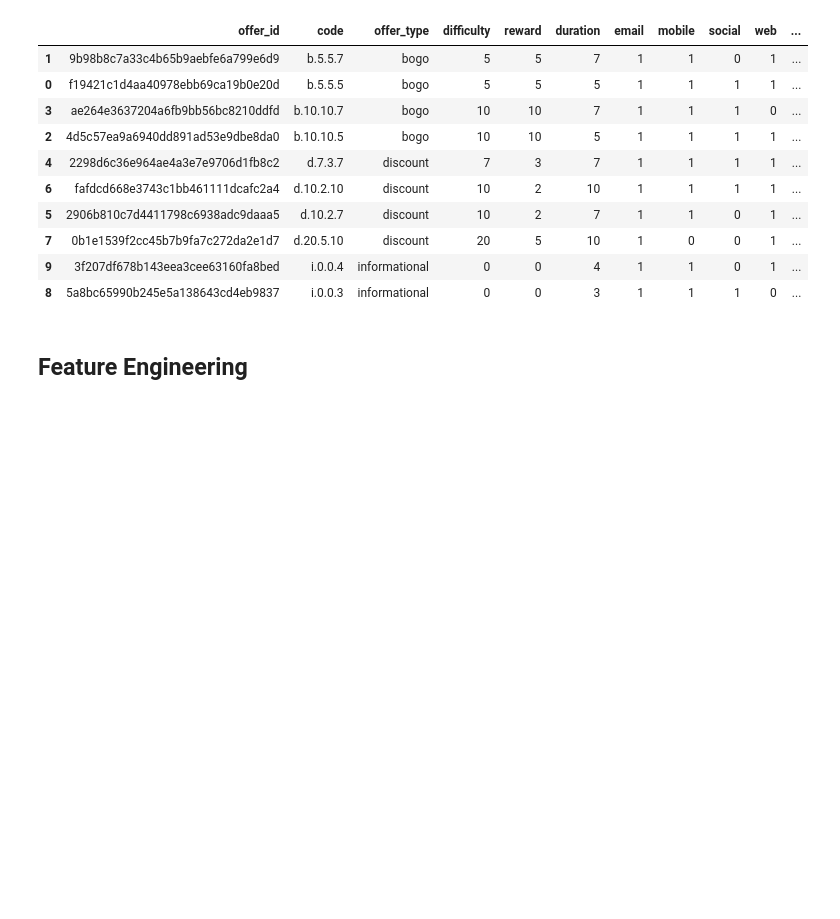
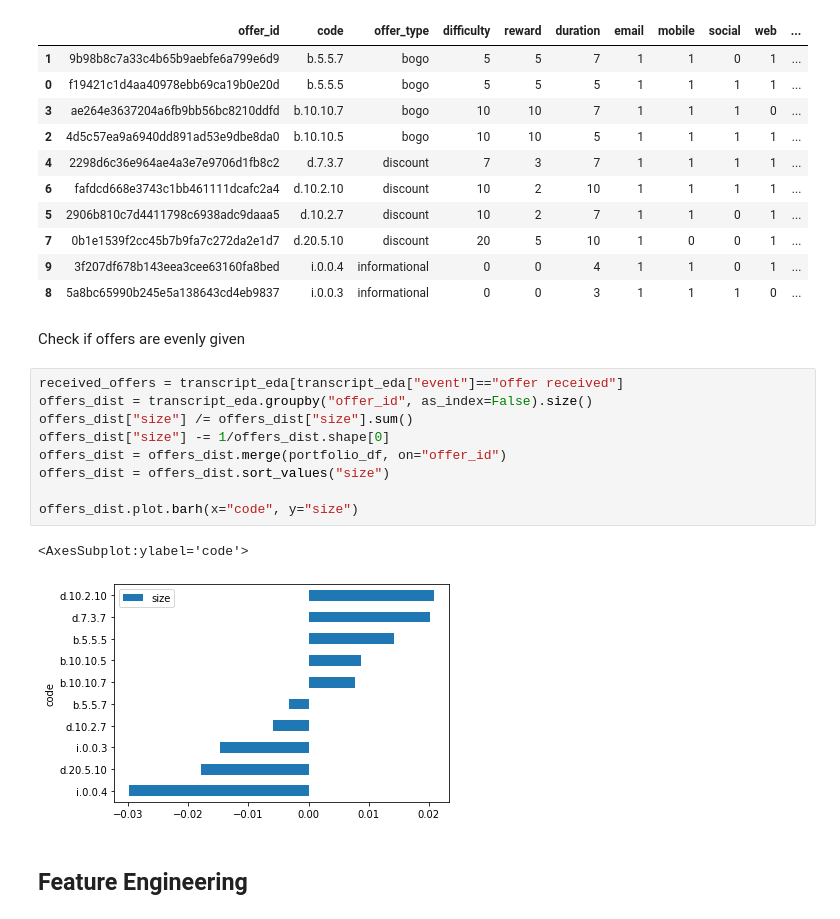
Before and after one commit to felipe-takaoka/starbucks-capstone, a Jupyter notebook: Starbucks_Capstone_notebook.ipynb, the cells around one changed output. Cells and saved outputs as stored; diff of their text form; blank space fills up the shorter version.

Commit message:
feat: EDA to check dist of offers given

```diff
--- a/Starbucks_Capstone_notebook.ipynb
+++ b/Starbucks_Capstone_notebook.ipynb
@@ -315,6 +315,20 @@ portfolio_df.merge(promo_funnel, on="offer_id").sort_values(
 | 7 | 0b1e1539f2cc45b7b9fa7c272da2e1d7 | d.20.5.10 | discount | 20 | 5 | 10 | 1 | 0 | 0 | 1 | ... |
 | 9 | 3f207df678b143eea3cee63160fa8bed | i.0.0.4 | informational | 0 | 0 | 4 | 1 | 1 | 0 | 1 | ... |
 | 8 | 5a8bc65990b245e5a138643cd4eb9837 | i.0.0.3 | informational | 0 | 0 | 3 | 1 | 1 | 1 | 0 | ... |
+# %% [markdown]
+Check if offers are evenly given
+# %%
+received_offers = transcript_eda[transcript_eda["event"]=="offer received"]
+offers_dist = transcript_eda.groupby("offer_id", as_index=False).size()
+offers_dist["size"] /= offers_dist["size"].sum()
+offers_dist["size"] -= 1/offers_dist.shape[0]
+offers_dist = offers_dist.merge(portfolio_df, on="offer_id")
+offers_dist = offers_dist.sort_values("size")
+
+offers_dist.plot.barh(x="code", y="size")
+# %% [output]
+<AxesSubplot:ylabel='code'>
+[figure, added]
 # %% [markdown]
 ## Feature Engineering
 # %%
```
Also changed, not shown: parts of 3 cells of this notebook.
